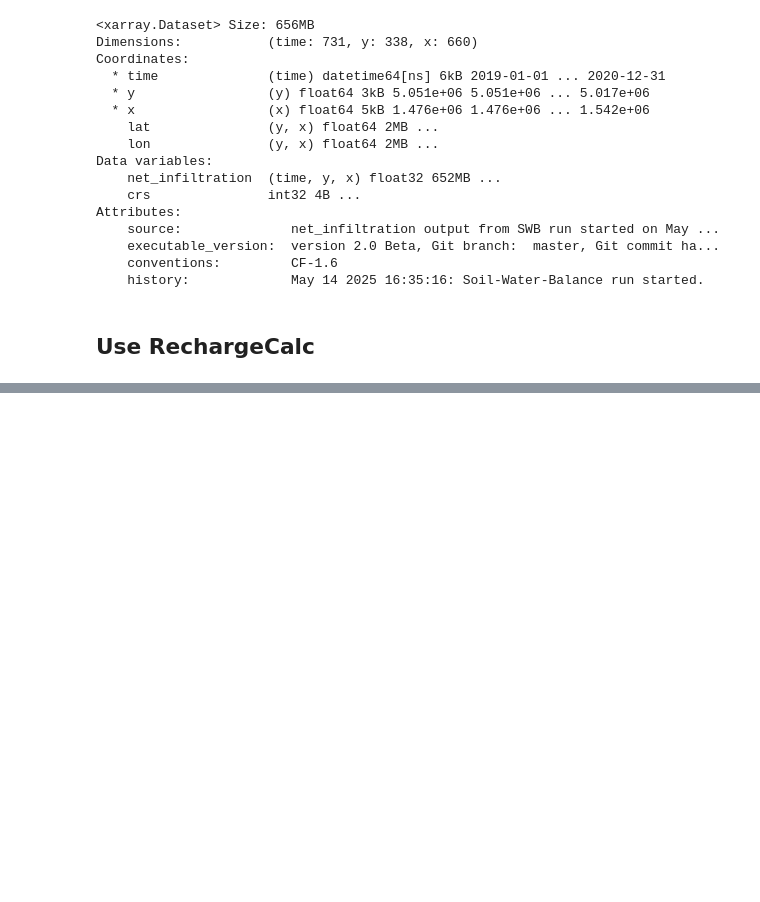
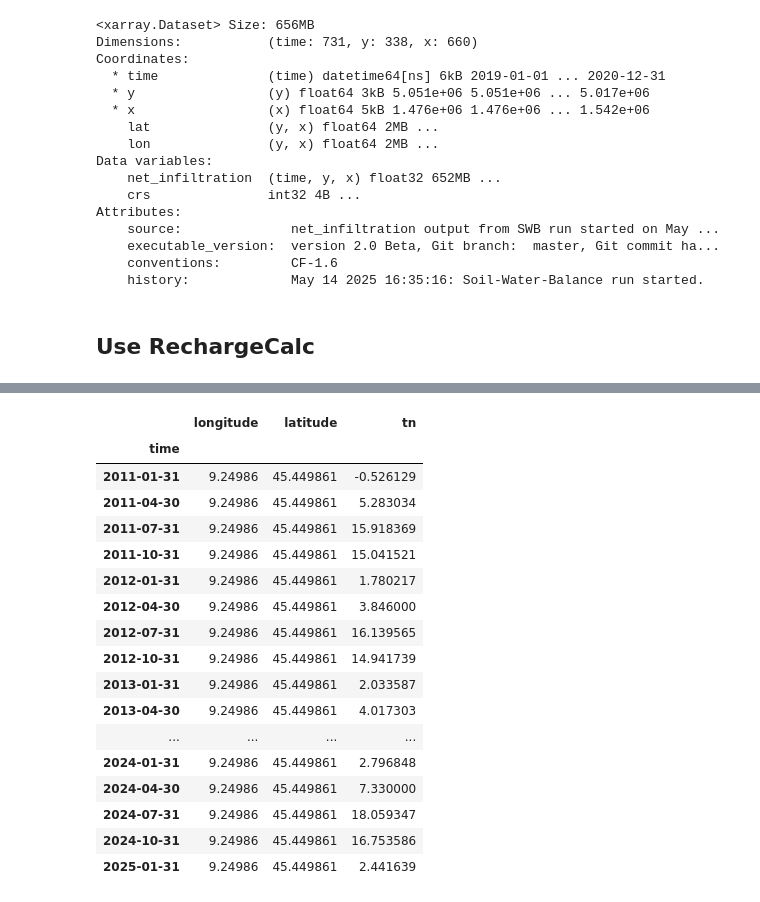
Before and after one commit to paolchol/E-OBS-SWB2, a Jupyter notebook: Python/utility/manage_input_output_swb2_MODELMI19.ipynb, the cells around one changed output, grey strips where cells are left out. Saved outputs shown, nothing was run; the diff lists cells and outputs as text; code cells hidden in the pictures; blank space fills up the shorter version.

```diff
--- a/Python/utility/manage_input_output_swb2_MODELMI19.ipynb
+++ b/Python/utility/manage_input_output_swb2_MODELMI19.ipynb
@@ -360,0 +333,28 @@ dtype: float64
+# %%
+tn = xr.open_dataset(os.path.join(cwd, 'data_original', 'E-OBS', 'tn_ens_mean_0.1deg_reg_2011-2024_v31.0e.nc'))
+# %%
+tns = {}
+for station in stations.keys():
+    test = tn.sel(latitude =stations[station][0], longitude=stations[station][1], method = 'nearest')
+    tns[station] = test.to_dataframe()
+# %%
+tns['Milano_Lambrate'].resample('3ME').mean()
+# %% [output]
+|  | longitude | latitude | tn |
+| time |  |  |  |
+| 2011-01-31 | 9.24986 | 45.449861 | -0.526129 |
+| 2011-04-30 | 9.24986 | 45.449861 | 5.283034 |
+| 2011-07-31 | 9.24986 | 45.449861 | 15.918369 |
+| 2011-10-31 | 9.24986 | 45.449861 | 15.041521 |
+| 2012-01-31 | 9.24986 | 45.449861 | 1.780217 |
+| 2012-04-30 | 9.24986 | 45.449861 | 3.846000 |
+| 2012-07-31 | 9.24986 | 45.449861 | 16.139565 |
+| 2012-10-31 | 9.24986 | 45.449861 | 14.941739 |
+| 2013-01-31 | 9.24986 | 45.449861 | 2.033587 |
+| 2013-04-30 | 9.24986 | 45.449861 | 4.017303 |
+| ... | ... | ... | ... |
+| 2024-01-31 | 9.24986 | 45.449861 | 2.796848 |
+| 2024-04-30 | 9.24986 | 45.449861 | 7.330000 |
+| 2024-07-31 | 9.24986 | 45.449861 | 18.059347 |
+| 2024-10-31 | 9.24986 | 45.449861 | 16.753586 |
+| 2025-01-31 | 9.24986 | 45.449861 | 2.441639 |
```
Also changed, not shown: parts of 29 cells of this notebook.
